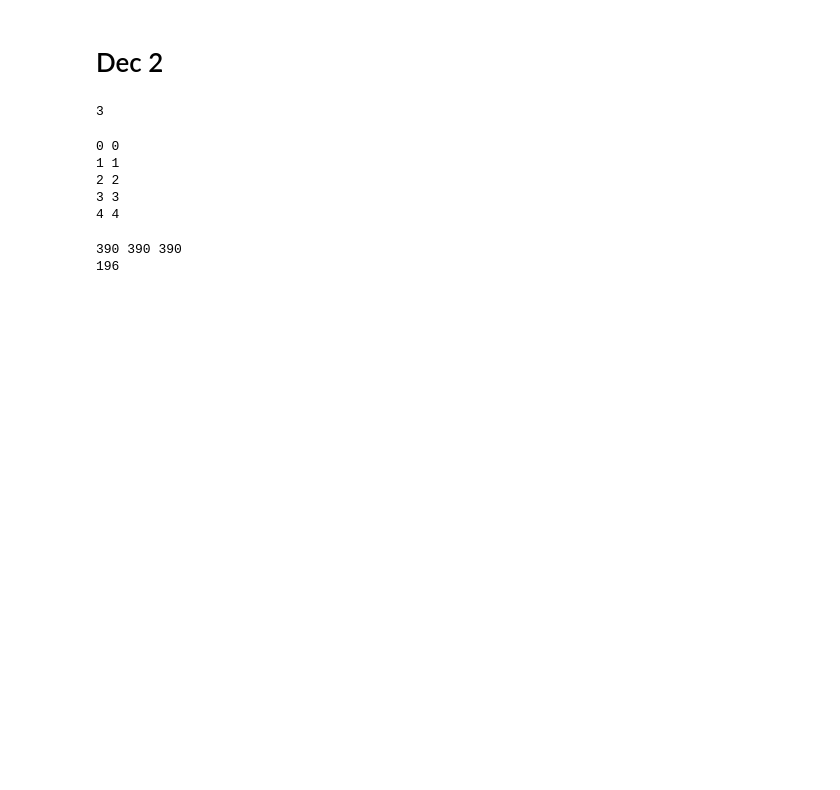
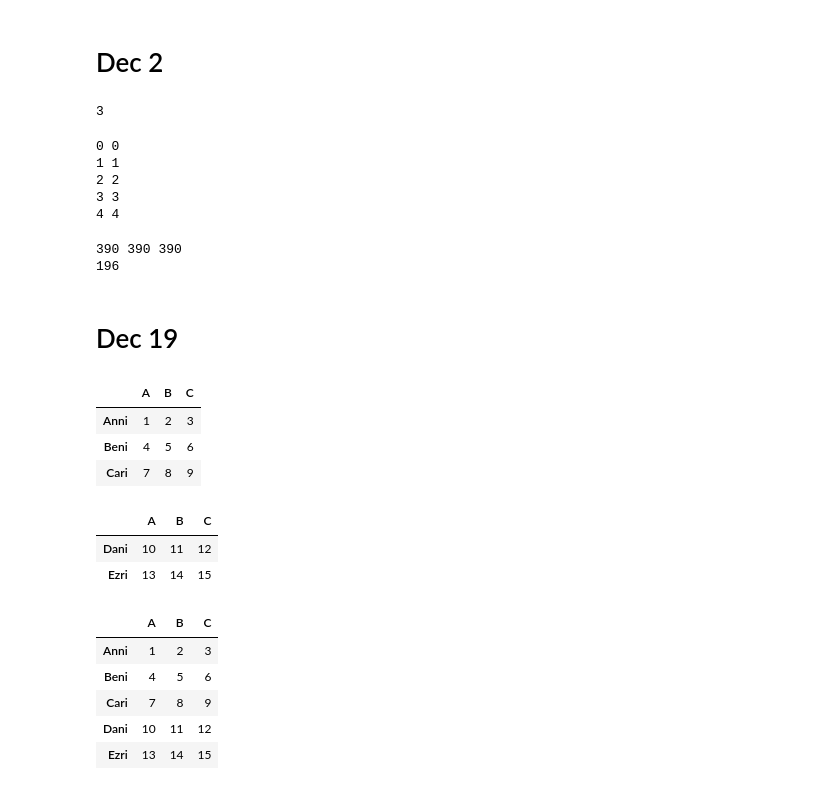
Before and after one commit to KAnderson-DFCI/Germline_Method_Development_AlDubayan, a Jupyter notebook: misc_analyses/fiddly.ipynb, the cells around one changed output. Saved outputs shown, nothing was run; the diff lists cells and outputs as text; code cells hidden in the pictures; blank space fills up the shorter version.

```diff
--- a/misc_analyses/fiddly.ipynb
+++ b/misc_analyses/fiddly.ipynb
@@ -566,3 +566,5 @@ with gzopen('temp.gz', 'rt') as inp2:
 # %% [output]
 390 390 390
 196
+# %% [markdown]
+# Dec 19
@@ -568,0 +573,26 @@ with gzopen('temp.gz', 'rt') as inp2:
+# %%
+df = pd.DataFrame({'A': [1,4,7], 'B': [2,5,8], 'C': [3,6,9]})
+df.index = ['Anni', 'Beni', 'Cari']
+df
+# %% [output]
+|  | A | B | C |
+| Anni | 1 | 2 | 3 |
+| Beni | 4 | 5 | 6 |
+| Cari | 7 | 8 | 9 |
+# %%
+df_2 = pd.DataFrame({'A': [10,13], 'B': [11,14], 'C': [12,15]})
+df_2.index = ['Dani', 'Ezri']
+df_2
+# %% [output]
+|  | A | B | C |
+| Dani | 10 | 11 | 12 |
+| Ezri | 13 | 14 | 15 |
+# %%
+pd.concat([df, df_2])
+# %% [output]
+|  | A | B | C |
+| Anni | 1 | 2 | 3 |
+| Beni | 4 | 5 | 6 |
+| Cari | 7 | 8 | 9 |
+| Dani | 10 | 11 | 12 |
+| Ezri | 13 | 14 | 15 |
```
Also changed, not shown: parts of 1 cell of this notebook, 1 other file.
